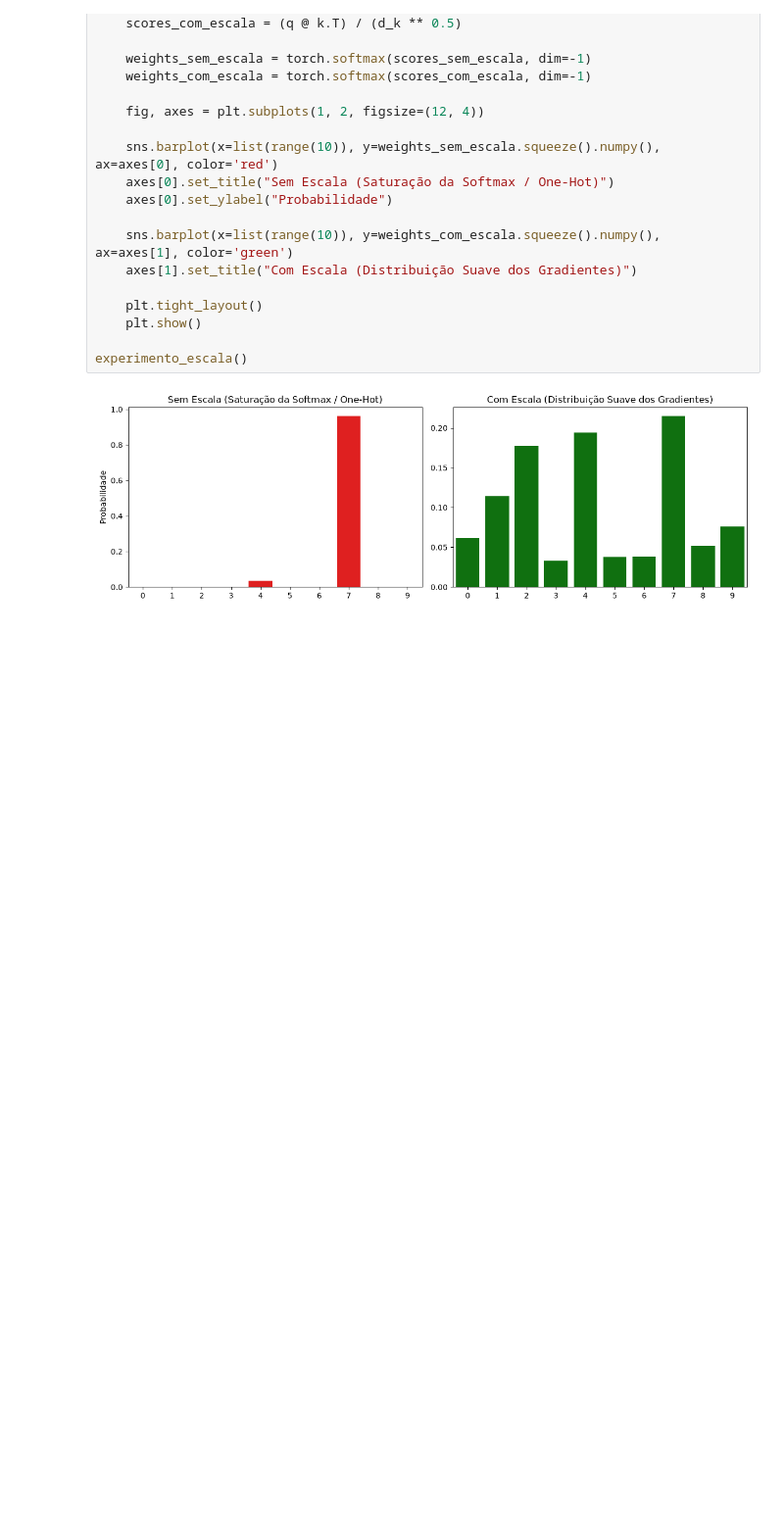
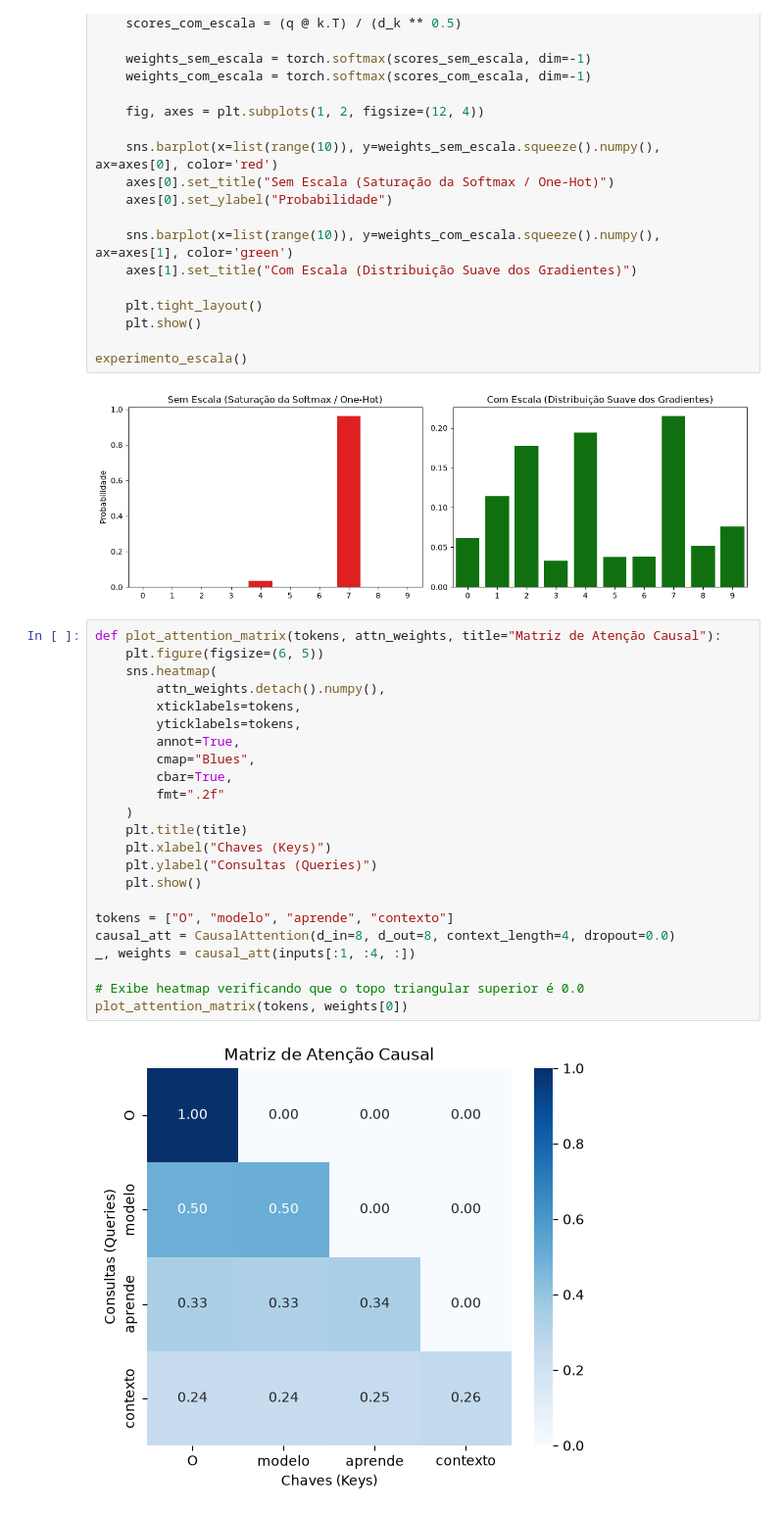
Before and after one commit to Sophthe141/INTELIGENCIA-ARTIFICIAL-434302, a Jupyter notebook: notebooks/sprint3.ipynb, the cells around one changed output. Shown at 98% size. Cells and saved outputs as stored; diff of their text form; blank space fills up the shorter version.

```diff
--- a/notebooks/sprint3.ipynb
+++ b/notebooks/sprint3.ipynb
@@ -155,3 +155,28 @@ def experimento_escala():
 experimento_escala()
 # %% [output]
 [figure]
+# %%
+def plot_attention_matrix(tokens, attn_weights, title="Matriz de Atenção Causal"):
+    plt.figure(figsize=(6, 5))
+    sns.heatmap(
+        attn_weights.detach().numpy(),
+        xticklabels=tokens,
+        yticklabels=tokens,
+        annot=True,
+        cmap="Blues",
+        cbar=True,
+        fmt=".2f"
+    )
+    plt.title(title)
+    plt.xlabel("Chaves (Keys)")
+    plt.ylabel("Consultas (Queries)")
+    plt.show()
+
+tokens = ["O", "modelo", "aprende", "contexto"]
+causal_att = CausalAttention(d_in=8, d_out=8, context_length=4, dropout=0.0)
+_, weights = causal_att(inputs[:1, :4, :])
+
+# Exibe heatmap verificando que o topo triangular superior é 0.0
+plot_attention_matrix(tokens, weights[0])
+# %% [output]
+[figure, added]
```
Also changed, not shown: parts of 1 cell of this notebook.
